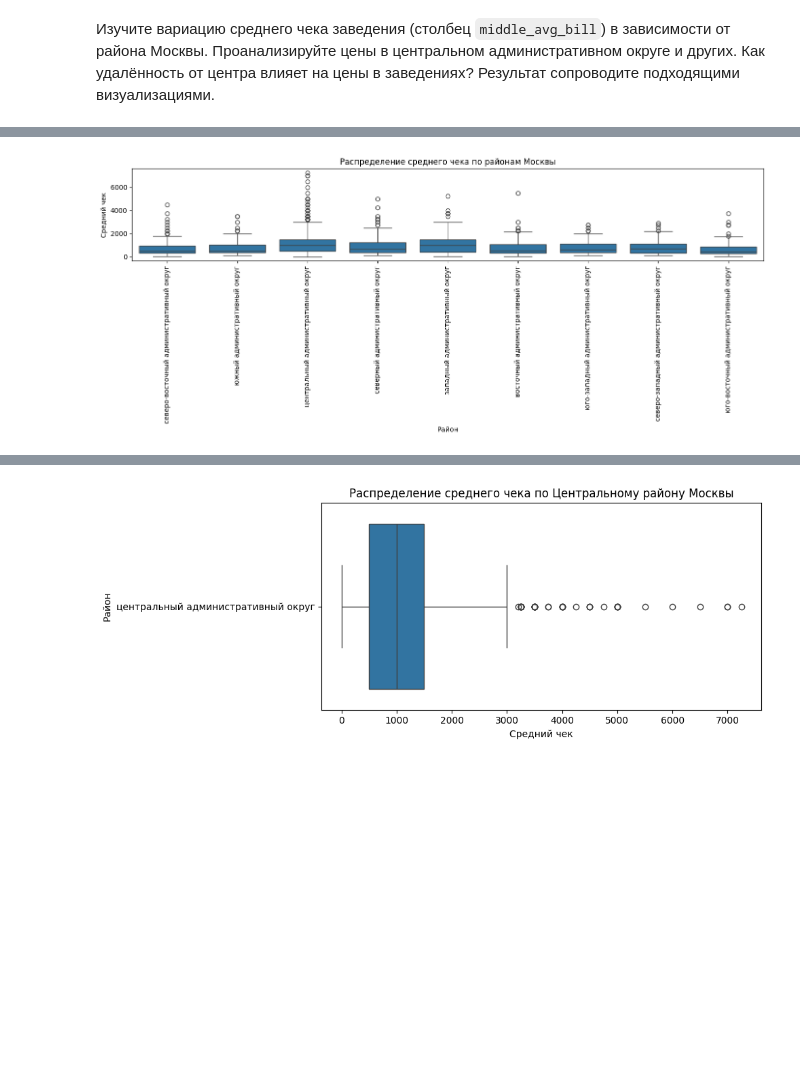
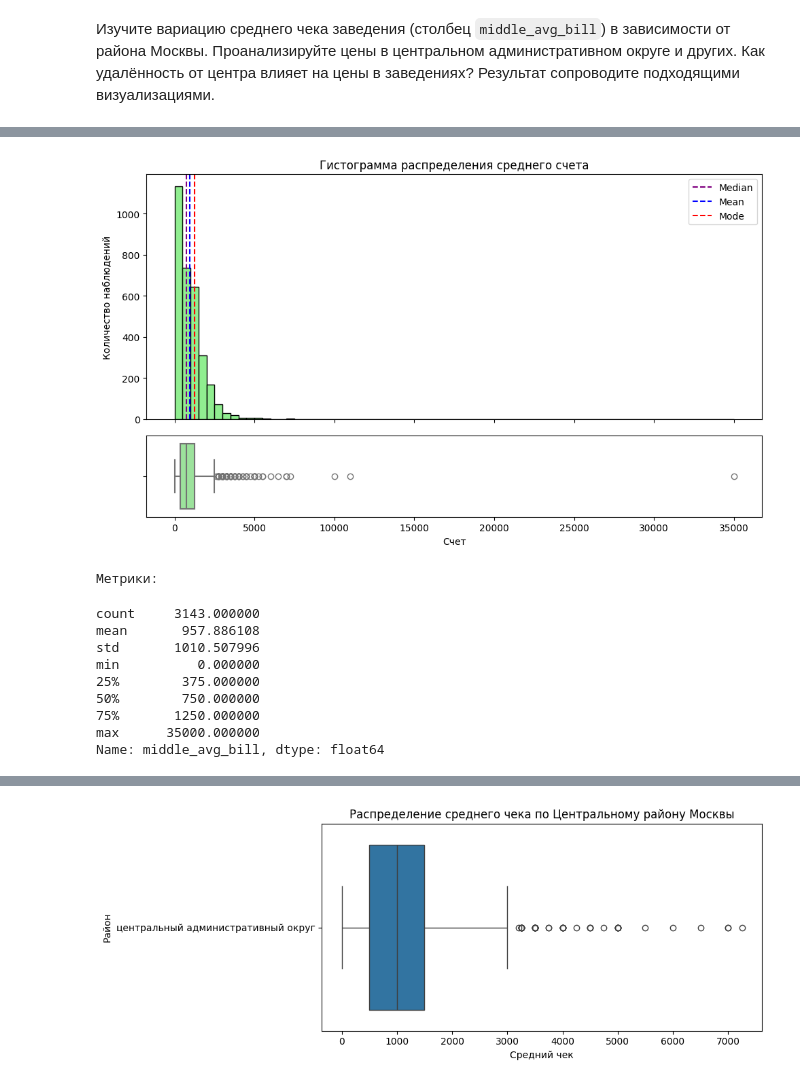
Before and after one commit to achezganov/msk_food_investment_research, a Jupyter notebook: EDA.ipynb, the cells around one changed output, grey strips where cells are left out. Saved outputs shown, nothing was run; the diff lists cells and outputs as text; code cells hidden in the pictures; blank space fills up the shorter version.

```diff
--- a/EDA.ipynb
+++ b/EDA.ipynb
@@ -311,9 +311,8 @@ df['rating'] = df['rating'].astype('int8')
 # %%
 # Выполняем преобразование seats, middle_avg_bill и middle_coffee_cup
 
-df['seats'] = df['seats'].astype('float32') # Эмпирическим путем было установлено, float16 приводик к ошибкам
-change_cols = ['middle_avg_bill', 'middle_coffee_cup']
-df[change_cols] = df[change_cols].astype('float16')
+change_cols = ['middle_avg_bill', 'middle_coffee_cup', 'seats']
+df[change_cols] = df[change_cols].astype('float32')
 # %%
 # Выведем результат преобразований
 df.info()
@@ -599,8 +598,8 @@ from parser import parse_middle_beer_cup
 # Извлекаем информацию из avg_bill и заносим в новое поле middle_beer_cup
 df['middle_beer_cup'] = df['avg_bill'].apply(parse_middle_beer_cup)
 
-# Преобразуем поле к float16
-df["middle_beer_cup"] = df["middle_beer_cup"].astype("float16")
+# Преобразуем поле к float32
+df['middle_beer_cup'] = df['middle_beer_cup'].astype('float32')
 # %%
 # Выполним проверку
 test = df[['avg_bill', 'middle_beer_cup']]
@@ -1448,17 +1532,55 @@ plt.show()
 # %%
-# Для улоучшения восприятия ограничим лимит включения для выбросов
-plt.figure(figsize=(14,6))
-sns.boxplot(
-    data=frac[frac['middle_avg_bill'] < 10000],
-    x='district',
-    y='middle_avg_bill'
+# Формируем данные
+frac = df['middle_avg_bill'].dropna()
+
+fig, axes = plt.subplots(
+    nrows=2,
+    ncols=1,
+    figsize=(10, 6),
+    sharex=True,
+    gridspec_kw={'height_ratios': [3, 1]}
 )
 
-plt.xticks(rotation=90)
-plt.title('Распределение среднего чека по районам Москвы')
-plt.xlabel('Район')
-plt.ylabel('Средний чек')
+# Визуализируем распределение с помощью гистограммы и диаграммы размаха
+counts, bins, patches = axes[0].hist(
+    frac,
+    bins=70,
+    color='lightgreen',
+    edgecolor='k',
+)
+
+# Вертикальные линии: медиана, среднее, мода
+axes[0].axvline(x=frac.median(), color='purple', linestyle='--', label='Median')
+axes[0].axvline(x=frac.mean(), color='b', linestyle='--', label='Mean')
+axes[0].axvline(x=frac.mode()[0], color='r', linestyle='--', label='Mode')
+
+axes[0].set_title('Гистограмма распределения среднего счета')
+axes[0].set_ylabel('Количество наблюдений')
+axes[1].set_xlabel('Счет')
+axes[0].legend()
+
+# Ящик с усами
+sns.boxplot(
+    x=frac,
+    color='lightgreen',
+    linewidth=1.5,
+    ax=axes[1]
+)
+
 plt.tight_layout()
 plt.show()
+
+print('Метрики:')
+frac.describe()
 # %% [output]
-[figure, old version]
+[figure, new version]
+Метрики:
+count     3143.000000
+mean       957.886108
+std       1010.507996
+min          0.000000
+25%        375.000000
+50%        750.000000
+75%       1250.000000
+max      35000.000000
+Name: middle_avg_bill, dtype: float64
```
Also changed, not shown: parts of 26 cells of this notebook.
